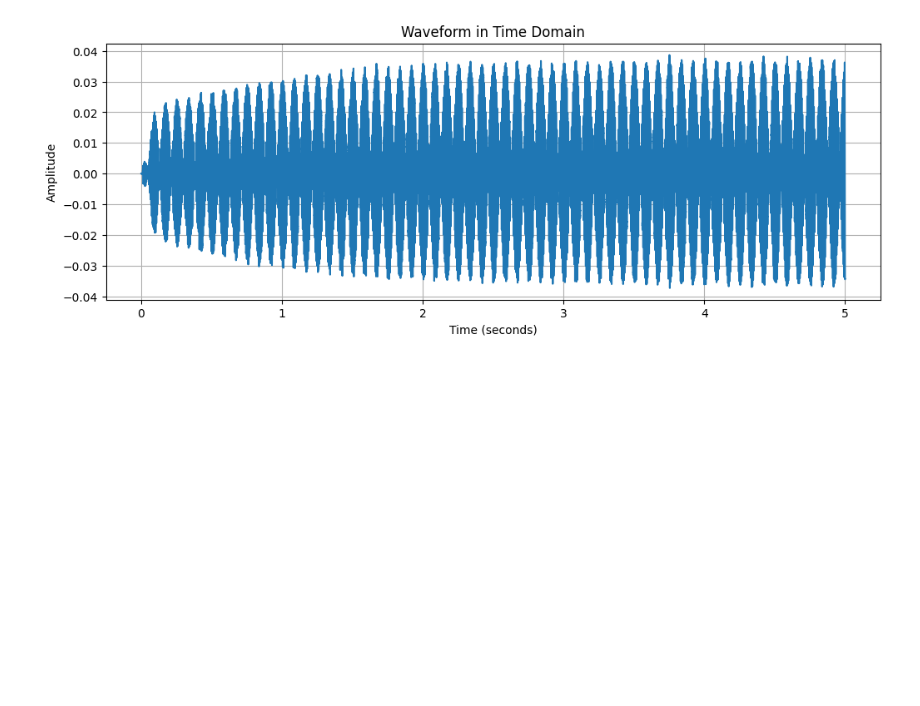
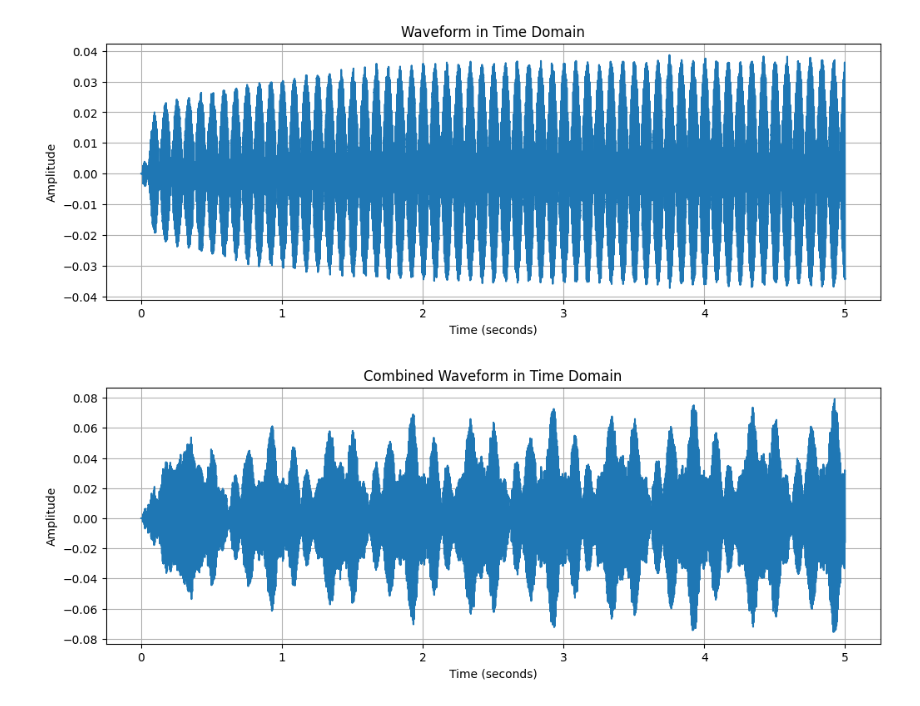
Before and after one commit to Gugo-le/wave-interference, a Jupyter notebook: physics.ipynb, the cells around one changed output. Drawn from its saved outputs; the diff is of its cells as text; code cells hidden in the pictures; blank space fills up the shorter version.

```diff
--- a/physics.ipynb
+++ b/physics.ipynb
@@ -81,3 +81,43 @@ fft_result = np.fft.fft(audio_data)
 freqs = np.fft.fftfreq(len(fft_result), 1/sample_rate)
 # %% [output]
 [figure]
+# %%
+import numpy as np
+import matplotlib.pyplot as plt
+from pydub import AudioSegment
+import soundfile as sf
+import io
+
+# 소리 파일 읽기
+audio_path1 = '/content/sound/alpha.m4a'
+audio1 = AudioSegment.from_file(audio_path1, format="m4a")
+
+audio_path2 = '/content/sound/delta.m4a'
+audio2 = AudioSegment.from_file(audio_path2, format="m4a")
+
+# 5초까지의 데이터만 사용
+audio1 = audio1[:5000]
+audio2 = audio2[:5000]
+
+# 두 파형을 더하여 새로운 파형 생성
+combined_audio = audio1.overlay(audio2)
+
+# 새로운 파형을 WAV로 변환
+wav_data_combined = io.BytesIO()
+combined_audio.export(wav_data_combined, format="wav")
+wav_data_combined.seek(0)
+
+# WAV 파일 읽기
+audio_data_combined, sample_rate_combined = sf.read(wav_data_combined)
+
+# 시간 도메인에서의 파형 시각화
+time_combined = np.arange(0, len(audio_data_combined)) / sample_rate_combined
+plt.figure(figsize=(12, 4))
+plt.plot(time_combined, audio_data_combined)
+plt.title('Combined Waveform in Time Domain')
+plt.xlabel('Time (seconds)')
+plt.ylabel('Amplitude')
+plt.grid(True)
+plt.show()
+# %% [output]
+[figure, added]
```
